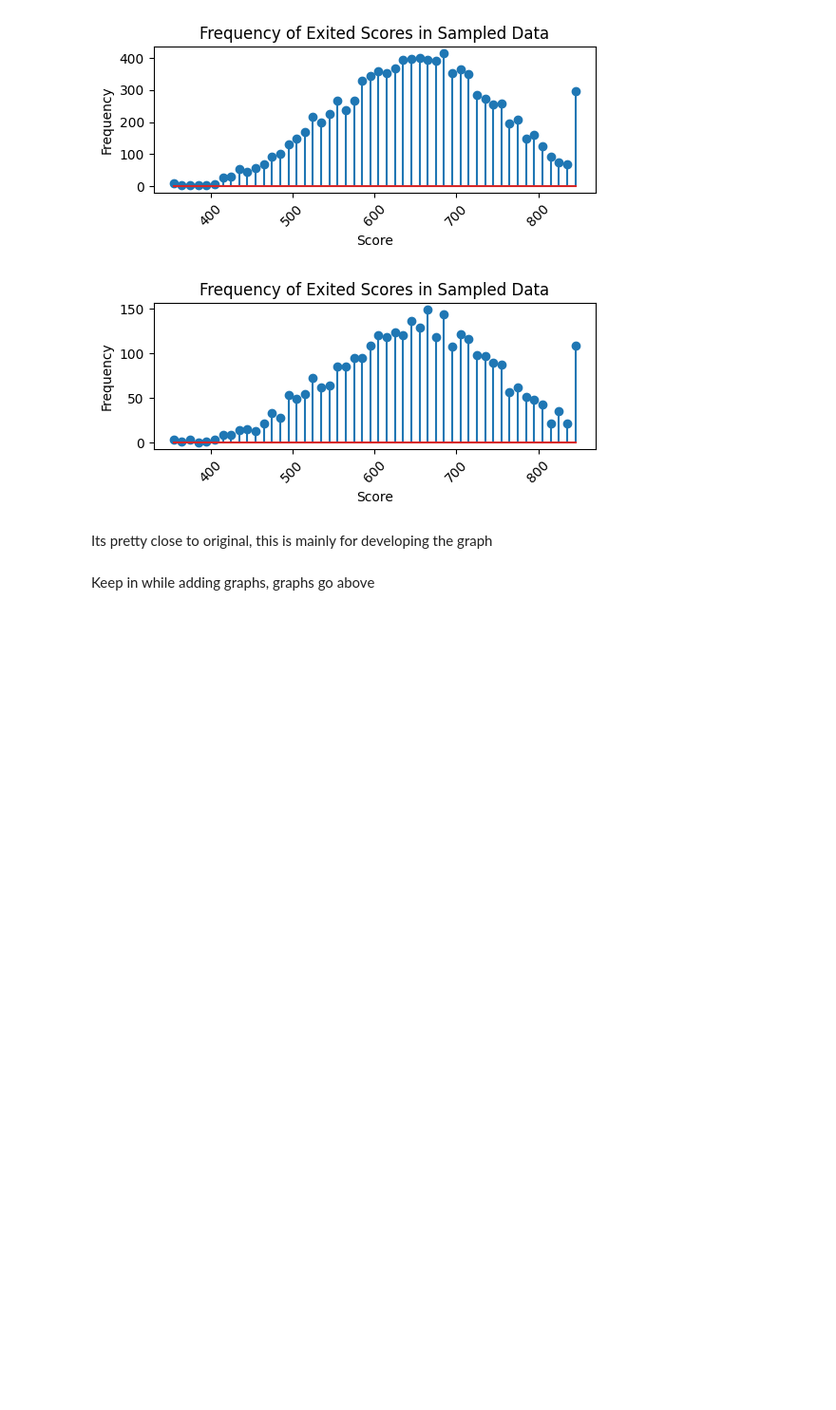
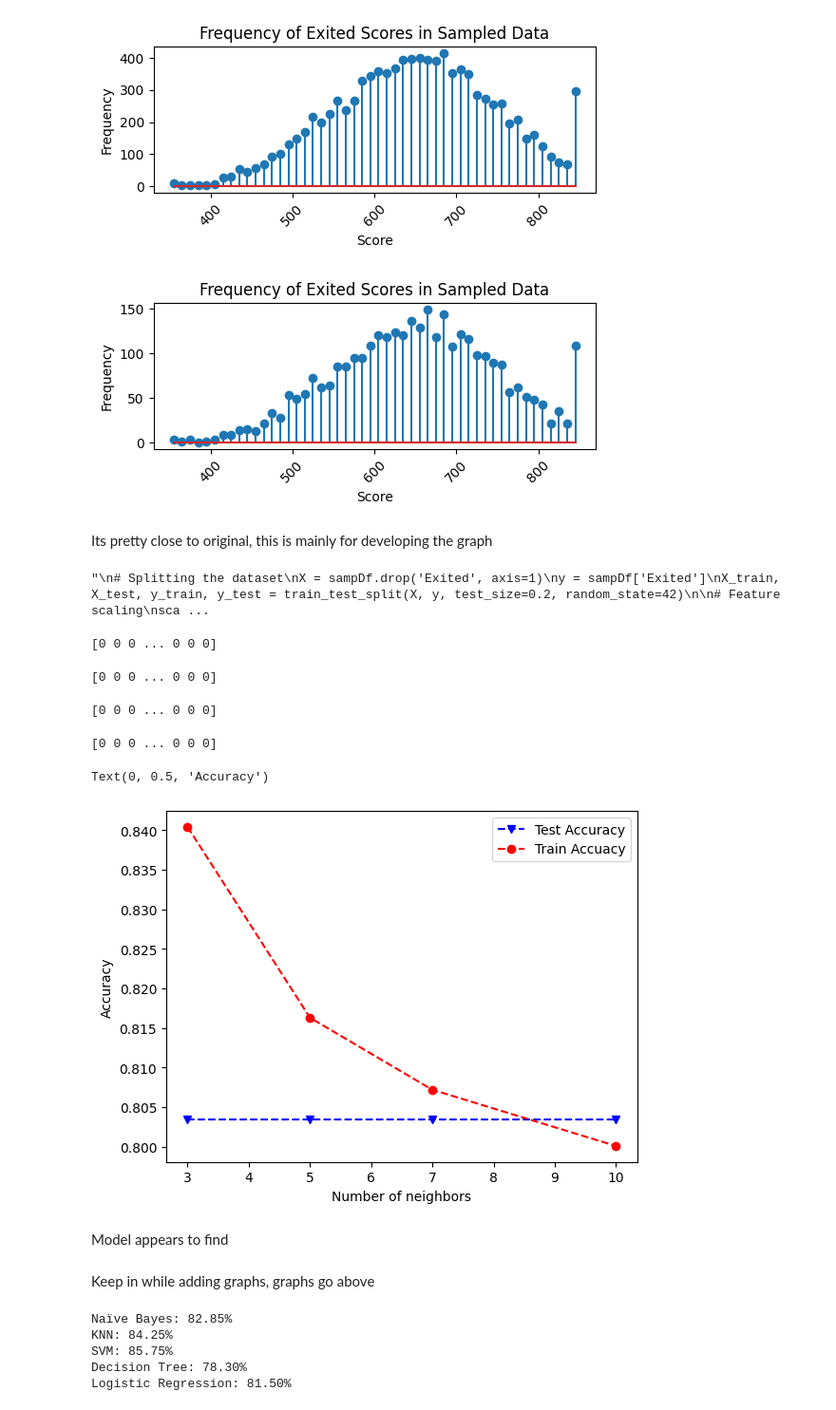
Before and after one commit to itspennyh/CSC177_Classification_Models, a Jupyter notebook: Part 3/Part 3.ipynb, the cells around one changed output. Shown: that part at 95% size. Drawn from its saved outputs; the diff is of its cells as text; code cells hidden in the pictures; blank space fills up the shorter version.

Commit message:
Graph for KNN

```diff
--- a/Part 3/Part 3.ipynb
+++ b/Part 3/Part 3.ipynb
@@ -85,6 +85,7 @@ plt.show()
 # %% [markdown]
 Its pretty close to original, this is mainly for developing the graph
 # %%
+'''
 # Splitting the dataset
 X = sampDf.drop('Exited', axis=1)
 y = sampDf['Exited']
@@ -94,5 +95,45 @@ X_train, X_test, y_train, y_test = train_test_split(X, y, test_size=0.2, random_
 scaler = StandardScaler()
 X_train = scaler.fit_transform(X_train)
 X_test = scaler.transform(X_test)
+'''
+# %% [output]
+"\n# Splitting the dataset\nX = sampDf.drop('Exited', axis=1)\ny = sampDf['Exited']\nX_train, X_test, y_train, y_test = train_test_split(X, y, test_size=0.2, random_state=42)\n\n# Feature scaling\nsca ...
+# %%
+# Splitting the dataset
+X = df.drop('Exited', axis=1)
+y = df['Exited']
+X_train, X_test, y_train, y_test = train_test_split(X, y, test_size=0.2, random_state=42)
+
+# Feature scaling
+scaler = StandardScaler()
+X_train = scaler.fit_transform(X_train)
+X_test = scaler.transform(X_test)
+# %%
+numNeighbors = [3, 5, 7, 10]
+testAcc = []
+trainAcc = []
+
+for k in numNeighbors:
+    clf = KNeighborsClassifier(n_neighbors=k, metric='minkowski', p=2)
+    clf.fit(X, y)
+    knn_pred = clf.predict(X_test)
+    knn_pred_train = clf.predict(X)
+    print(knn_pred)
+    testAcc.append(accuracy_score(y_test, knn_pred))
+    trainAcc.append(accuracy_score(y,knn_pred_train))
+
+plt.plot(numNeighbors, testAcc,'bv--',numNeighbors, trainAcc, 'ro--')
+plt.legend(['Test Accuracy','Train Accuacy'])
+plt.xlabel('Number of neighbors')
+plt.ylabel('Accuracy')
+# %% [output]
+[0 0 0 ... 0 0 0]
+[0 0 0 ... 0 0 0]
+[0 0 0 ... 0 0 0]
+[0 0 0 ... 0 0 0]
+Text(0, 0.5, 'Accuracy')
+[figure, added]
+# %% [markdown]
+Model appears to find
 # %% [markdown]
 Keep in while adding graphs, graphs go above
@@ -124,3 +156,9 @@ for name, model in models.items():
 # Displaying accuracies
 for model, acc in accuracies.items():
     print(f"{model}: {acc * 100:.2f}%")
+# %% [output]
+Naïve Bayes: 82.85%
+KNN: 84.25%
+SVM: 85.75%
+Decision Tree: 78.30%
+Logistic Regression: 81.50%
```
Also changed, not shown: parts of 1 cell of this notebook.
